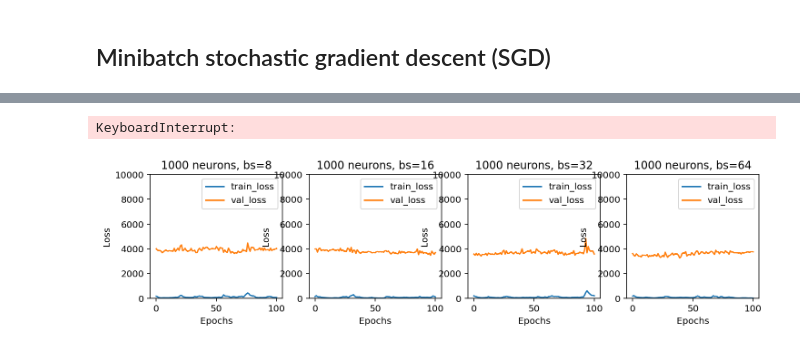
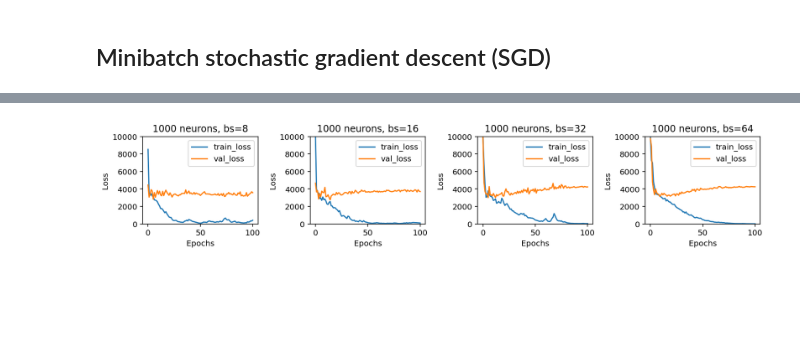
Before and after one commit to parrt/fundamentals-of-deep-learning, a Jupyter notebook: notebooks/minibatch.ipynb, the cells around one changed output, grey strips where cells are left out. Saved outputs shown, nothing was run; the diff lists cells and outputs as text; code cells hidden in the pictures; blank space fills up the shorter version.

```diff
--- a/notebooks/minibatch.ipynb
+++ b/notebooks/minibatch.ipynb
@@ -145,7 +145,7 @@ model = nn.Sequential(
 )
 
 history, best_model = sgdtrain(model, X_train, X_test, y_train, y_test,
-                               learning_rate=.05, nepochs=100, batch_size=32)
+                               learning_rate=.01, nepochs=100, batch_size=32)
 
 # verify we got the best model out
 y_pred = best_model(X_test)
@@ -172,8 +172,13 @@ MSE test loss 3063.543
 fig, axes = plt.subplots(1, 4,figsize=(12,2.5))
 
 for bs,ax in zip([8,16,32,64],axes):
+    model = nn.Sequential(
+        nn.Linear(ncols, n_neurons),
+        nn.Tanh(),
+        nn.Linear(n_neurons, 1)
+    )
     history, best_model = sgdtrain(model, X_train, X_test, y_train, y_test,
-                                   learning_rate=.05, nepochs=100, batch_size=32,
+                                   learning_rate=.05, nepochs=100, batch_size=bs,
                                    trace=True)
     ax.set_title(f"{n_neurons} neurons, bs={bs}")
     plot_history(torch.clamp(history, 0, 10000), ax=ax, maxy=10_000)
@@ -201,2 +206 @@ BEST MSE test loss 3243.039
-KeyboardInterrupt:
-[figure, old version]
+[figure, new version]
```
Also changed, not shown: parts of 2 cells of this notebook, 1 other file.
